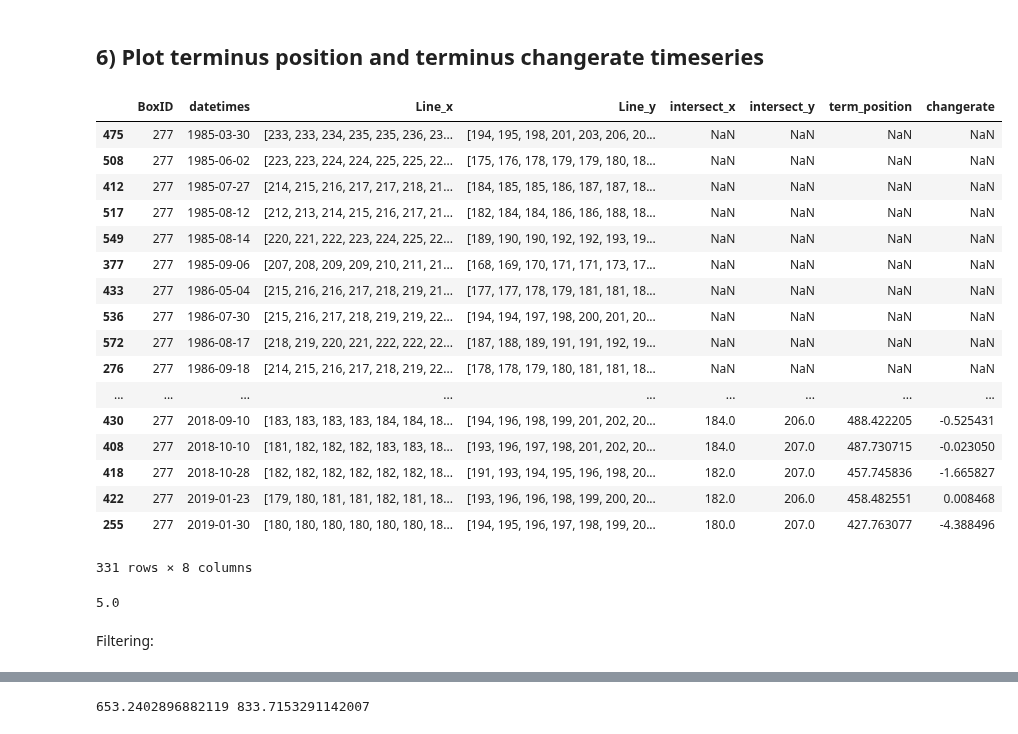
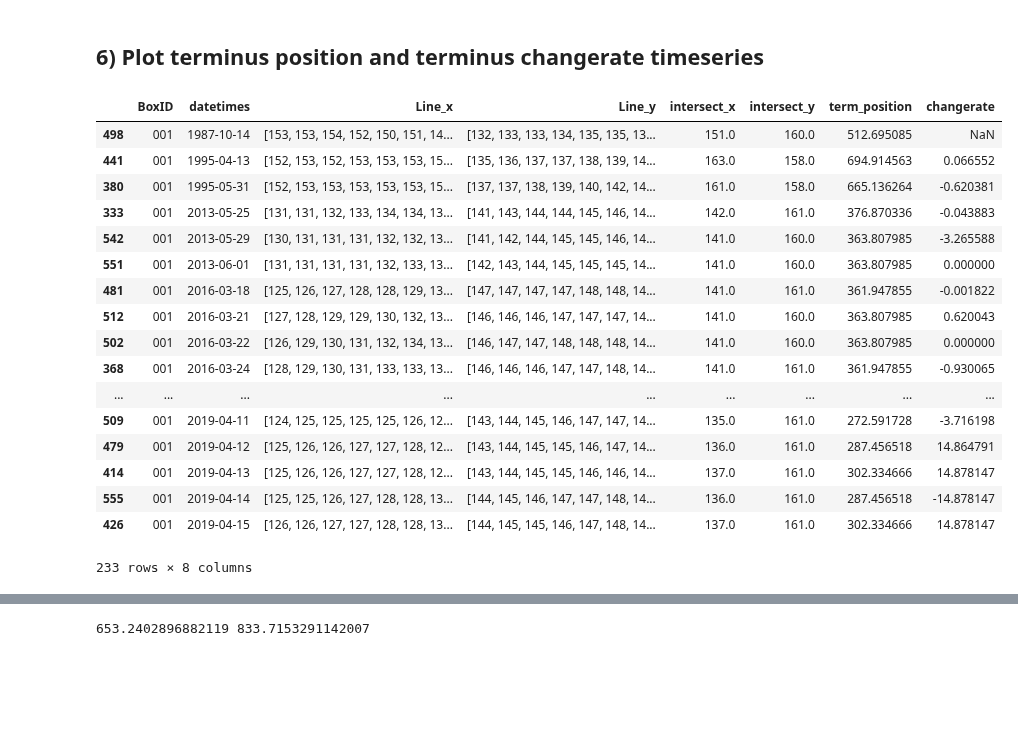
Before and after one commit to jukesliu/automated-glacier-terminus, a Jupyter notebook: Manual_delineations.ipynb, the cells around one changed output, grey strips where cells are left out. Cells and saved outputs as stored; diff of their text form; code cells hidden in the pictures; blank space fills up the shorter version.

```diff
--- a/Manual_delineations.ipynb
+++ b/Manual_delineations.ipynb
@@ -382,6 +437,6 @@ print(midpoint_y, midpoint_r_y)
 # %%
 #Choose which glacier BoxID to check:
-BOI_ID = '277'
+BOI_ID = '001'
 
 #plot the raster pixels in black
 plt.scatter(boxes_xcoords[BOI_ID], boxes_ycoords[BOI_ID], c='k',marker='s')
@@ -409,12 +464,13 @@ plt.show()
 # %%
 midpoints_x_df = pd.DataFrame.from_dict(midpoints_x, orient='index', columns=["midpoint_x"])
 midpoints_y_df = pd.DataFrame.from_dict(midpoints_y, orient='index', columns=['midpoint_y'])
-
+midpoints_rx_df = pd.DataFrame.from_dict(midpoints_r_x, orient='index', columns=["midpoint_rx"])
+midpoints_ry_df = pd.DataFrame.from_dict(midpoints_r_y, orient='index', columns=['midpoint_ry'])
 cline_slopes_df = pd.DataFrame.from_dict(slopes, orient='index', columns=["cline_slope"])
 cline_intercepts_df = pd.DataFrame.from_dict(intercepts, orient='index', columns=["cline_intercept"])
 
 centerline_df = pd.concat([midpoints_x_df, midpoints_y_df,
-                           cline_slopes_df, cline_intercepts_df], axis=1)
+                           cline_slopes_df, cline_intercepts_df, midpoints_rx_df, midpoints_ry_df], axis=1)
 centerline_df.index.name = 'BoxID'
 centerline_df
 # %% [output]
@@ -463,18 +544,18 @@ manual_df = manual_df.sort_values(by=['BoxID', 'datetimes'])
 # %% [markdown]
 ## Manual delineations gif Box001
 # %%
-#Turn datetimes from datetime_df into DateTime objects
-#grab the datetime strings
-datetimes = manual_df.loc[:,'datetimes']
-#create list to store the datetime objects
-datetime_objs = []
+# #Turn datetimes from datetime_df into DateTime objects
+# #grab the datetime strings
+# datetimes = manual_df.loc[:,'datetimes']
+# #create list to store the datetime objects
+# datetime_objs = []
 
-for date in datetimes:
-    date = str(date)
-    datetime_obj = datetime.datetime.strptime(date, '%Y-%m-%d')
-    datetime_obj = np.datetime64(datetime_obj)
-    datetime_objs.append(datetime_obj)
+# for date in datetimes:
+#     date = str(date)
+#     datetime_obj = datetime.datetime.strptime(date, '%Y-%m-%d')
+#     datetime_obj = np.datetime64(datetime_obj)
+#     datetime_objs.append(datetime_obj)
 
-#add the datetime objects back into the datetime column
-manual_df['datetimes'] = datetime_objs
+# #add the datetime objects back into the datetime column
+# manual_df['datetimes'] = datetime_objs
 # %%
@@ -579,7 +637,8 @@ for idx, row in manual_df.iterrows():
     #grab x-values from height of terminus box
     ymid = float(centerline_df.loc[BoxID]['midpoint_y'])
     xmid = float(centerline_df.loc[BoxID]['midpoint_x'])
-    xmax = np.max(np.array(list(set(np.nonzero(tbox)[1]))))
+    xmax = float(centerline_df.loc[BoxID]['midpoint_rx'])
+
     c_x = np.linspace(xmid, xmax, int(xmax-xmid)*2)
     c_y = c_slope*c_x + c_intercept
 
@@ -643,40 +704,28 @@ ValueError: unconverted data remains:  00:00:00
 # %% [markdown]
 ## 6) Plot terminus position and terminus changerate timeseries
 # %%
-BOI = '277'
+BOI = '001'
 df = manual_df[manual_df['BoxID']==BOI].copy()
 
 #calculate terminus change rate
 calc_changerates(df)
 df
 # %% [output]
 |  | BoxID | datetimes | Line_x | Line_y | intersect_x | intersect_y | term_position | changerate |
-| 475 | 277 | 1985-03-30 | [233, 233, 234, 235, 235, 236, 23... | [194, 195, 198, 201, 203, 206, 20... | NaN | NaN | NaN | NaN |
-| 508 | 277 | 1985-06-02 | [223, 223, 224, 224, 225, 225, 22... | [175, 176, 178, 179, 179, 180, 18... | NaN | NaN | NaN | NaN |
-| 412 | 277 | 1985-07-27 | [214, 215, 216, 217, 217, 218, 21... | [184, 185, 185, 186, 187, 187, 18... | NaN | NaN | NaN | NaN |
-| 517 | 277 | 1985-08-12 | [212, 213, 214, 215, 216, 217, 21... | [182, 184, 184, 186, 186, 188, 18... | NaN | NaN | NaN | NaN |
-| 549 | 277 | 1985-08-14 | [220, 221, 222, 223, 224, 225, 22... | [189, 190, 190, 192, 192, 193, 19... | NaN | NaN | NaN | NaN |
-| 377 | 277 | 1985-09-06 | [207, 208, 209, 209, 210, 211, 21... | [168, 169, 170, 171, 171, 173, 17... | NaN | NaN | NaN | NaN |
-| 433 | 277 | 1986-05-04 | [215, 216, 216, 217, 218, 219, 21... | [177, 177, 178, 179, 181, 181, 18... | NaN | NaN | NaN | NaN |
-| 536 | 277 | 1986-07-30 | [215, 216, 217, 218, 219, 219, 22... | [194, 194, 197, 198, 200, 201, 20... | NaN | NaN | NaN | NaN |
-| 572 | 277 | 1986-08-17 | [218, 219, 220, 221, 222, 222, 22... | [187, 188, 189, 191, 191, 192, 19... | NaN | NaN | NaN | NaN |
-| 276 | 277 | 1986-09-18 | [214, 215, 216, 217, 218, 219, 22... | [178, 178, 179, 180, 181, 181, 18... | NaN | NaN | NaN | NaN |
+| 498 | 001 | 1987-10-14 | [153, 153, 154, 152, 150, 151, 14... | [132, 133, 133, 134, 135, 135, 13... | 151.0 | 160.0 | 512.695085 | NaN |
+| 441 | 001 | 1995-04-13 | [152, 153, 152, 153, 153, 153, 15... | [135, 136, 137, 137, 138, 139, 14... | 163.0 | 158.0 | 694.914563 | 0.066552 |
+| 380 | 001 | 1995-05-31 | [152, 153, 153, 153, 153, 153, 15... | [137, 137, 138, 139, 140, 142, 14... | 161.0 | 158.0 | 665.136264 | -0.620381 |
+| 333 | 001 | 2013-05-25 | [131, 131, 132, 133, 134, 134, 13... | [141, 143, 144, 144, 145, 146, 14... | 142.0 | 161.0 | 376.870336 | -0.043883 |
+| 542 | 001 | 2013-05-29 | [130, 131, 131, 131, 132, 132, 13... | [141, 142, 144, 145, 145, 146, 14... | 141.0 | 160.0 | 363.807985 | -3.265588 |
+| 551 | 001 | 2013-06-01 | [131, 131, 131, 131, 132, 133, 13... | [142, 143, 144, 145, 145, 145, 14... | 141.0 | 160.0 | 363.807985 | 0.000000 |
+| 481 | 001 | 2016-03-18 | [125, 126, 127, 128, 128, 129, 13... | [147, 147, 147, 147, 148, 148, 14... | 141.0 | 161.0 | 361.947855 | -0.001822 |
+| 512 | 001 | 2016-03-21 | [127, 128, 129, 129, 130, 132, 13... | [146, 146, 146, 147, 147, 147, 14... | 141.0 | 160.0 | 363.807985 | 0.620043 |
+| 502 | 001 | 2016-03-22 | [126, 129, 130, 131, 132, 134, 13... | [146, 147, 147, 148, 148, 148, 14... | 141.0 | 160.0 | 363.807985 | 0.000000 |
+| 368 | 001 | 2016-03-24 | [128, 129, 130, 131, 133, 133, 13... | [146, 146, 146, 147, 147, 148, 14... | 141.0 | 161.0 | 361.947855 | -0.930065 |
 | ... | ... | ... | ... | ... | ... | ... | ... | ... |
-| 430 | 277 | 2018-09-10 | [183, 183, 183, 183, 184, 184, 18... | [194, 196, 198, 199, 201, 202, 20... | 184.0 | 206.0 | 488.422205 | -0.525431 |
-| 408 | 277 | 2018-10-10 | [181, 182, 182, 182, 183, 183, 18... | [193, 196, 197, 198, 201, 202, 20... | 184.0 | 207.0 | 487.730715 | -0.023050 |
-| 418 | 277 | 2018-10-28 | [182, 182, 182, 182, 182, 182, 18... | [191, 193, 194, 195, 196, 198, 20... | 182.0 | 207.0 | 457.745836 | -1.665827 |
-| 422 | 277 | 2019-01-23 | [179, 180, 181, 181, 182, 181, 18... | [193, 196, 196, 198, 199, 200, 20... | 182.0 | 206.0 | 458.482551 | 0.008468 |
-| 255 | 277 | 2019-01-30 | [180, 180, 180, 180, 180, 180, 18... | [194, 195, 196, 197, 198, 199, 20... | 180.0 | 207.0 | 427.763077 | -4.388496 |
+| 509 | 001 | 2019-04-11 | [124, 125, 125, 125, 125, 126, 12... | [143, 144, 145, 146, 147, 147, 14... | 135.0 | 161.0 | 272.591728 | -3.716198 |
+| 479 | 001 | 2019-04-12 | [125, 126, 126, 127, 127, 128, 12... | [143, 144, 145, 145, 146, 147, 14... | 136.0 | 161.0 | 287.456518 | 14.864791 |
+| 414 | 001 | 2019-04-13 | [125, 126, 126, 127, 127, 128, 12... | [143, 144, 145, 145, 146, 146, 14... | 137.0 | 161.0 | 302.334666 | 14.878147 |
+| 555 | 001 | 2019-04-14 | [125, 125, 126, 127, 128, 128, 13... | [144, 145, 146, 147, 147, 148, 14... | 136.0 | 161.0 | 287.456518 | -14.878147 |
+| 426 | 001 | 2019-04-15 | [126, 126, 127, 127, 128, 128, 13... | [144, 145, 145, 146, 147, 148, 14... | 137.0 | 161.0 | 302.334666 | 14.878147 |
-331 rows × 8 columns
+233 rows × 8 columns
-# %%
-#Grab max flow threshold from glacier velocities in flowspeed_df
-max_flow = float(flowspeed_df['Max_speed'][BOI])
-if max_flow < 1.0:
-    flow_thresh = 5.0
-else:
-    flow_thresh = 5.0*max_flow
-print(flow_thresh)
-# %% [output]
-5.0
-# %% [markdown]
-Filtering:
```
Also changed, not shown: parts of 41 cells of this notebook.
